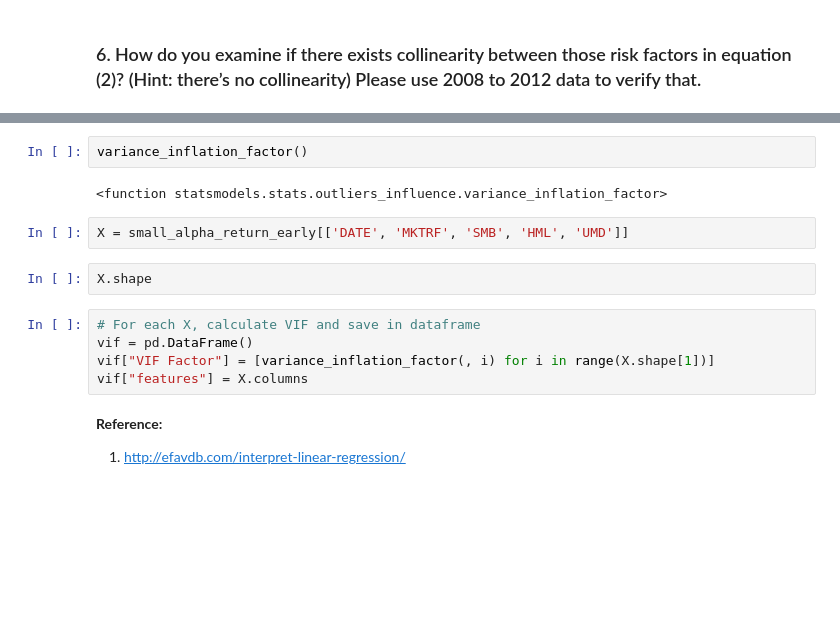
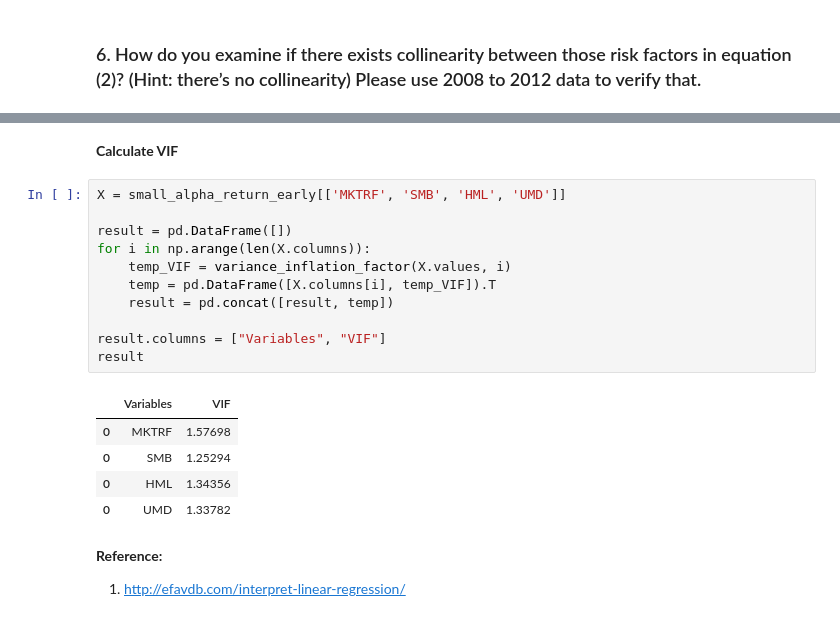
Before and after one commit to Andy-Liu66/2018NCCU-Econometrics, a Jupyter notebook: Homework 2/Homework 2.ipynb, the cells around one changed output, grey strips where cells are left out. Saved outputs shown, nothing was run; the diff lists cells and outputs as text; blank space fills up the shorter version.

```diff
--- a/Homework 2/Homework 2.ipynb
+++ b/Homework 2/Homework 2.ipynb
@@ -726,16 +724,22 @@ from statsmodels.stats.outliers_influence import variance_inflation_factor
-# %%
-variance_inflation_factor()
-# %% [output]
-<function statsmodels.stats.outliers_influence.variance_inflation_factor>
-# %%
-X = small_alpha_return_early[['DATE', 'MKTRF', 'SMB', 'HML', 'UMD']]
-# %%
-X.shape
-# %%
-# For each X, calculate VIF and save in dataframe
-vif = pd.DataFrame()
-vif["VIF Factor"] = [variance_inflation_factor(, i) for i in range(X.shape[1])]
-vif["features"] = X.columns
+# %% [markdown]
+**Calculate VIF**
+# %%
+X = small_alpha_return_early[['MKTRF', 'SMB', 'HML', 'UMD']]
+
+result = pd.DataFrame([])
+for i in np.arange(len(X.columns)):
+    temp_VIF = variance_inflation_factor(X.values, i)
+    temp = pd.DataFrame([X.columns[i], temp_VIF]).T
+    result = pd.concat([result, temp])
+
+result.columns = ["Variables", "VIF"]
+result
+# %% [output]
+|  | Variables | VIF |
+| 0 | MKTRF | 1.57698 |
+| 0 | SMB | 1.25294 |
+| 0 | HML | 1.34356 |
+| 0 | UMD | 1.33782 |
 # %% [markdown]
 **Reference:**
 1. http://efavdb.com/interpret-linear-regression/
```
Also changed, not shown: parts of 4 cells of this notebook.
